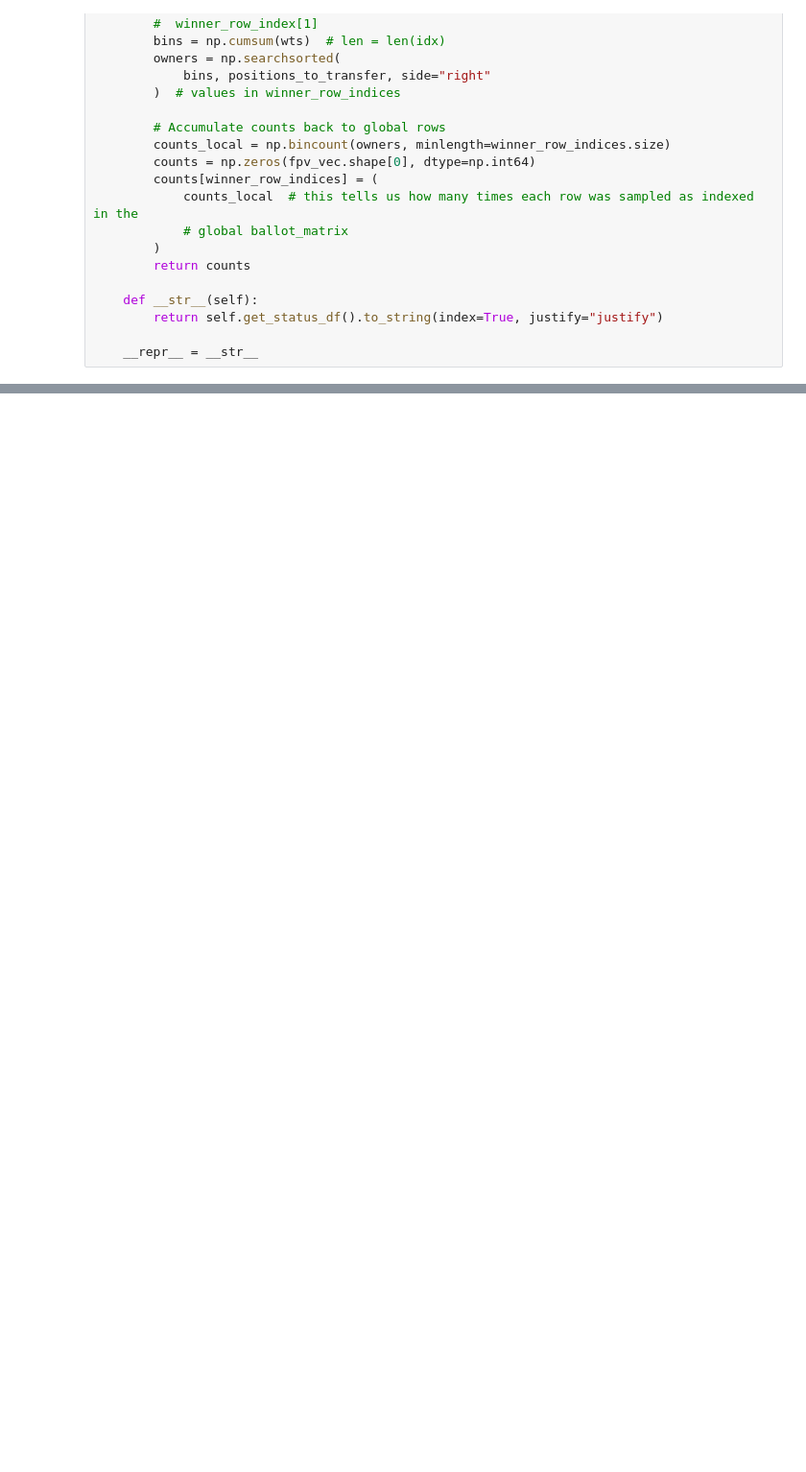
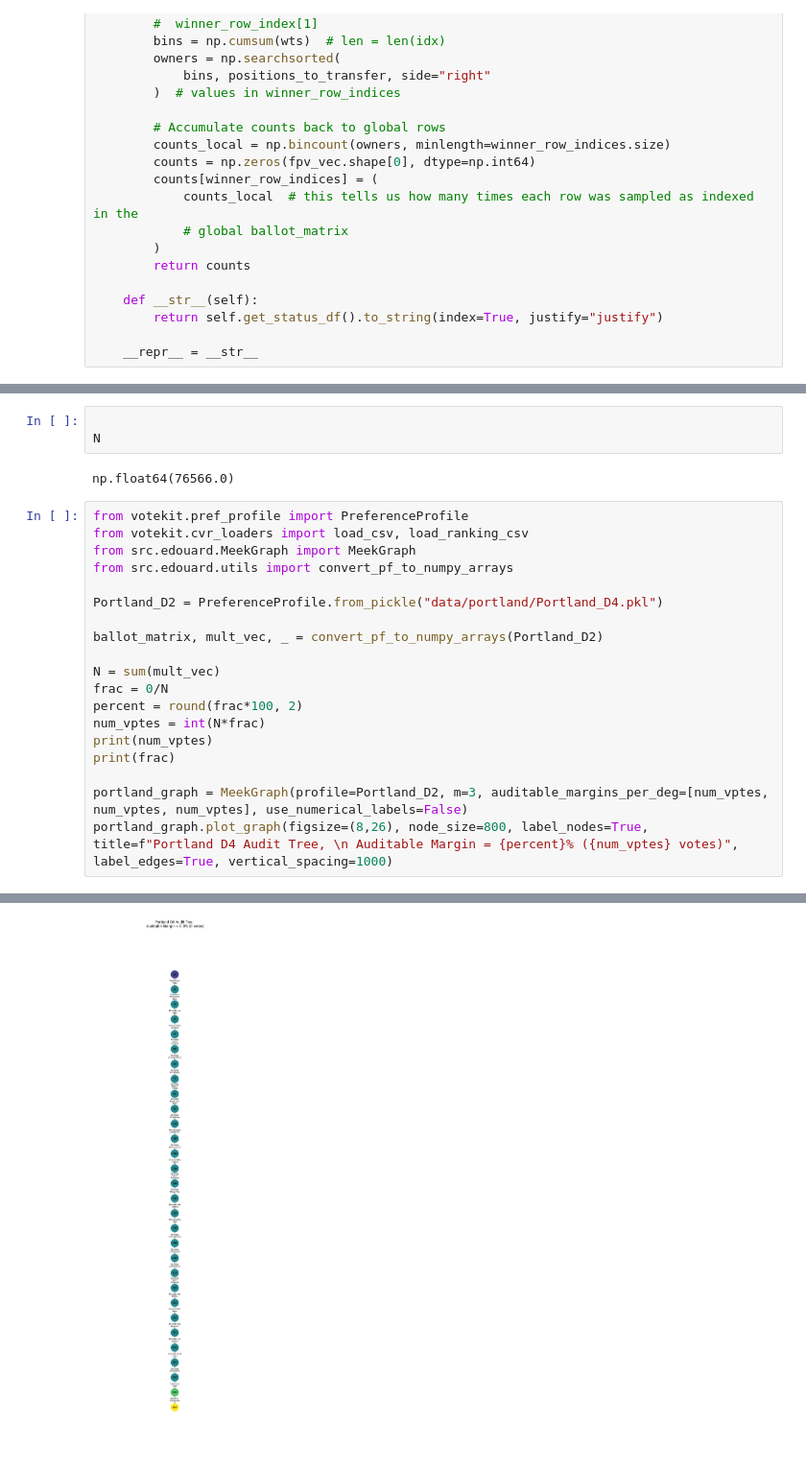
Before and after one commit to EdouardHeitzmann/3.3.0-MeekSTV, a Jupyter notebook: active_work.ipynb, the cells around one changed output, grey strips where cells are left out. Shown at 96% size. Cells and saved outputs as stored; diff of their text form; blank space fills up the shorter version.

```diff
--- a/active_work.ipynb
+++ b/active_work.ipynb
@@ -1607,0 +2085,25 @@ class FastCore:
+# %%
+
+N
+# %% [output]
+np.float64(76566.0)
+# %%
+from votekit.pref_profile import PreferenceProfile
+from votekit.cvr_loaders import load_csv, load_ranking_csv
+from src.edouard.MeekGraph import MeekGraph
+from src.edouard.utils import convert_pf_to_numpy_arrays
+
+Portland_D2 = PreferenceProfile.from_pickle("data/portland/Portland_D4.pkl")
+
+ballot_matrix, mult_vec, _ = convert_pf_to_numpy_arrays(Portland_D2)
+
+N = sum(mult_vec)
+frac = 0/N
+percent = round(frac*100, 2)
+num_vptes = int(N*frac)
+print(num_vptes)
+print(frac)
+
+portland_graph = MeekGraph(profile=Portland_D2, m=3, auditable_margins_per_deg=[num_vptes, num_vptes, num_vptes], use_numerical_labels=False)
+portland_graph.plot_graph(figsize=(8,26), node_size=800, label_nodes=True, title=f"Portland D4 Audit Tree, \n Auditable Margin = {percent}% ({num_vptes} votes)", label_edges=True, vertical_spacing=1000)
+# %% [output]
@@ -1607,0 +2127 @@ class FastCore:
+[figure, added]
```
Also changed, not shown: parts of 20 cells of this notebook, 11 other files.
